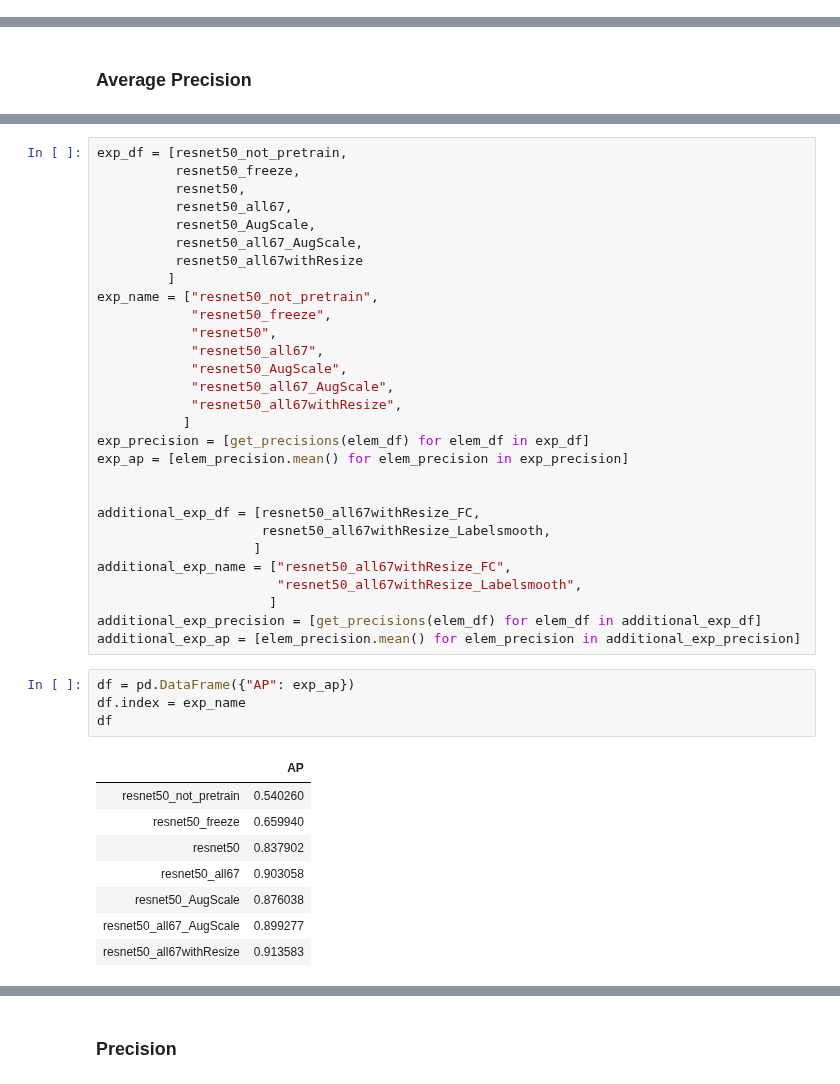
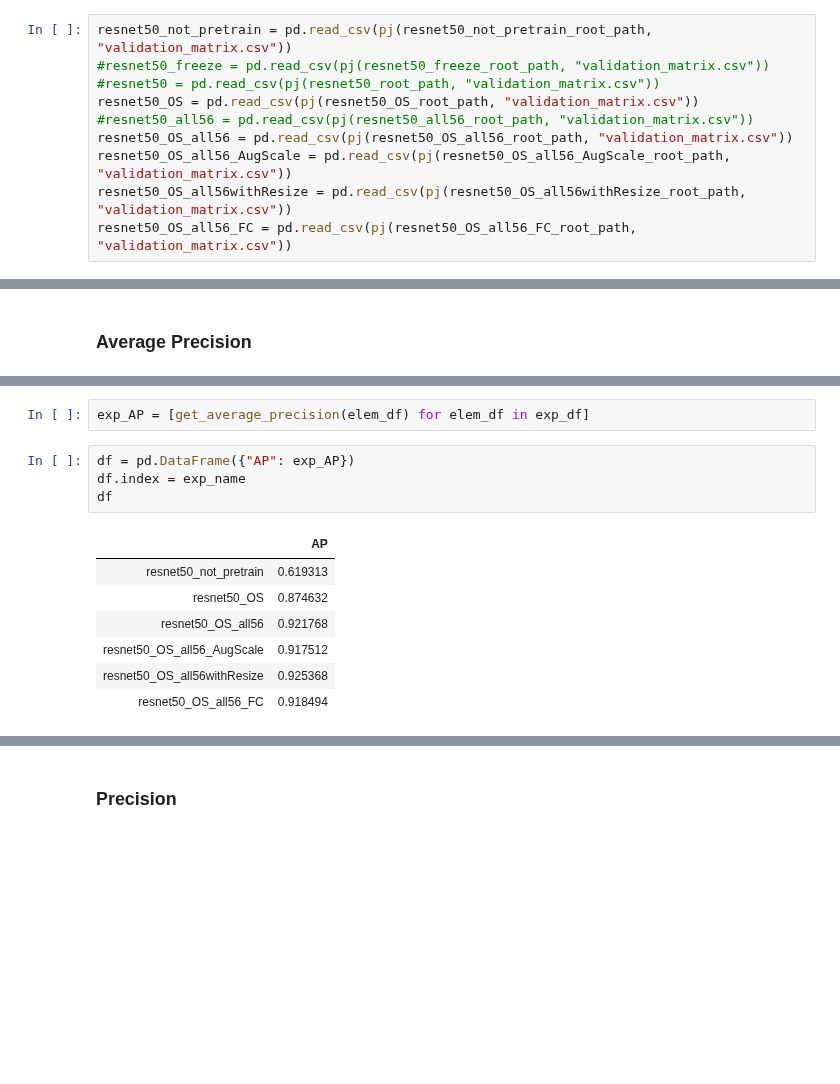
Before and after one commit to keiiti975/Insect_Phenology_Detector, a Jupyter notebook: result/master_paper/classification/compare_method/compare_method.ipynb, the cells around one changed output, grey strips where cells are left out. Saved outputs shown, nothing was run; the diff lists cells and outputs as text; blank space fills up the shorter version.

```diff
--- a/result/master_paper/classification/compare_method/compare_method.ipynb
+++ b/result/master_paper/classification/compare_method/compare_method.ipynb
@@ -22,0 +23,10 @@ resnet50_all67withResize_Labelsmooth_root_path = pj(os.getcwd(), "figure/classif
+# %%
+resnet50_not_pretrain = pd.read_csv(pj(resnet50_not_pretrain_root_path, "validation_matrix.csv"))
+#resnet50_freeze = pd.read_csv(pj(resnet50_freeze_root_path, "validation_matrix.csv"))
+#resnet50 = pd.read_csv(pj(resnet50_root_path, "validation_matrix.csv"))
+resnet50_OS = pd.read_csv(pj(resnet50_OS_root_path, "validation_matrix.csv"))
+#resnet50_all56 = pd.read_csv(pj(resnet50_all56_root_path, "validation_matrix.csv"))
+resnet50_OS_all56 = pd.read_csv(pj(resnet50_OS_all56_root_path, "validation_matrix.csv"))
+resnet50_OS_all56_AugScale = pd.read_csv(pj(resnet50_OS_all56_AugScale_root_path, "validation_matrix.csv"))
+resnet50_OS_all56withResize = pd.read_csv(pj(resnet50_OS_all56withResize_root_path, "validation_matrix.csv"))
+resnet50_OS_all56_FC = pd.read_csv(pj(resnet50_OS_all56_FC_root_path, "validation_matrix.csv"))
@@ -37,42 +70,14 @@ resnet50_all67withResize_Labelsmooth = pd.read_csv(pj(resnet50_all67withResize_L
-# %%
-exp_df = [resnet50_not_pretrain,
-          resnet50_freeze,
-          resnet50,
-          resnet50_all67,
-          resnet50_AugScale,
-          resnet50_all67_AugScale,
-          resnet50_all67withResize
-         ]
-exp_name = ["resnet50_not_pretrain",
-            "resnet50_freeze",
-            "resnet50",
-            "resnet50_all67",
-            "resnet50_AugScale",
-            "resnet50_all67_AugScale",
-            "resnet50_all67withResize",
-           ]
-exp_precision = [get_precisions(elem_df) for elem_df in exp_df]
-exp_ap = [elem_precision.mean() for elem_precision in exp_precision]
-
-
-additional_exp_df = [resnet50_all67withResize_FC,
-                     resnet50_all67withResize_Labelsmooth,
-                    ]
-additional_exp_name = ["resnet50_all67withResize_FC",
-                       "resnet50_all67withResize_Labelsmooth",
-                      ]
-additional_exp_precision = [get_precisions(elem_df) for elem_df in additional_exp_df]
-additional_exp_ap = [elem_precision.mean() for elem_precision in additional_exp_precision]
+# %%
+exp_AP = [get_average_precision(elem_df) for elem_df in exp_df]
 # %%
-df = pd.DataFrame({"AP": exp_ap})
+df = pd.DataFrame({"AP": exp_AP})
 df.index = exp_name
 df
 # %% [output]
 |  | AP |
-| resnet50_not_pretrain | 0.540260 |
-| resnet50_freeze | 0.659940 |
-| resnet50 | 0.837902 |
-| resnet50_all67 | 0.903058 |
-| resnet50_AugScale | 0.876038 |
-| resnet50_all67_AugScale | 0.899277 |
-| resnet50_all67withResize | 0.913583 |
+| resnet50_not_pretrain | 0.619313 |
+| resnet50_OS | 0.874632 |
+| resnet50_OS_all56 | 0.921768 |
+| resnet50_OS_all56_AugScale | 0.917512 |
+| resnet50_OS_all56withResize | 0.925368 |
+| resnet50_OS_all56_FC | 0.918494 |
```
Also changed, not shown: parts of 24 cells of this notebook, 21 other files.
